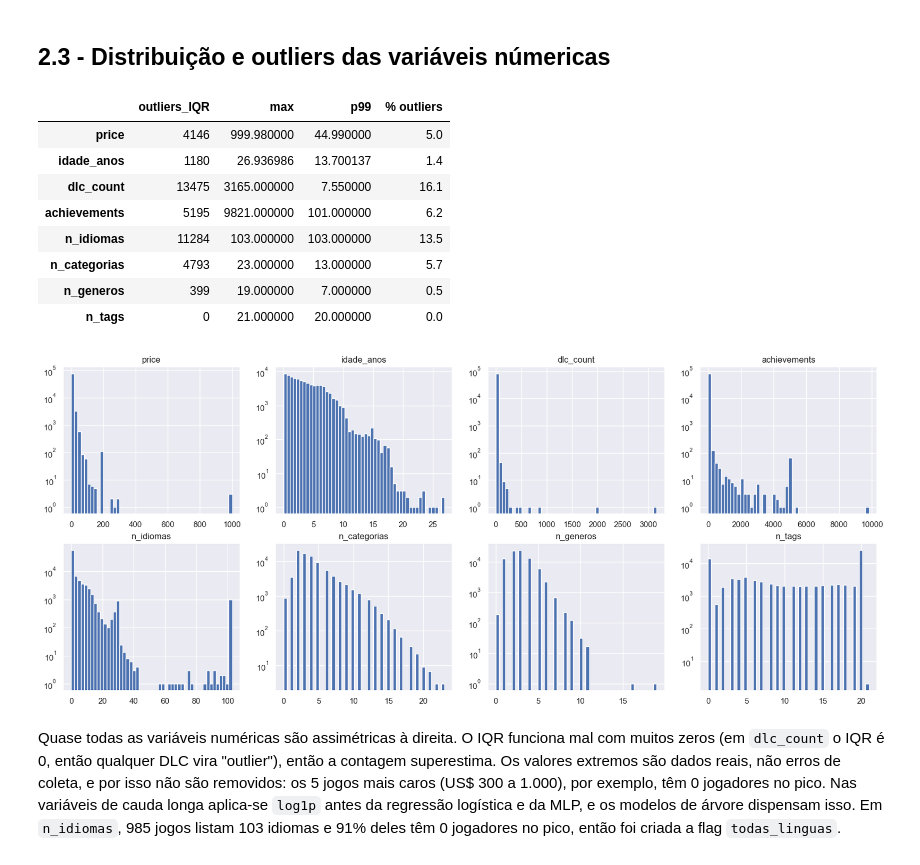
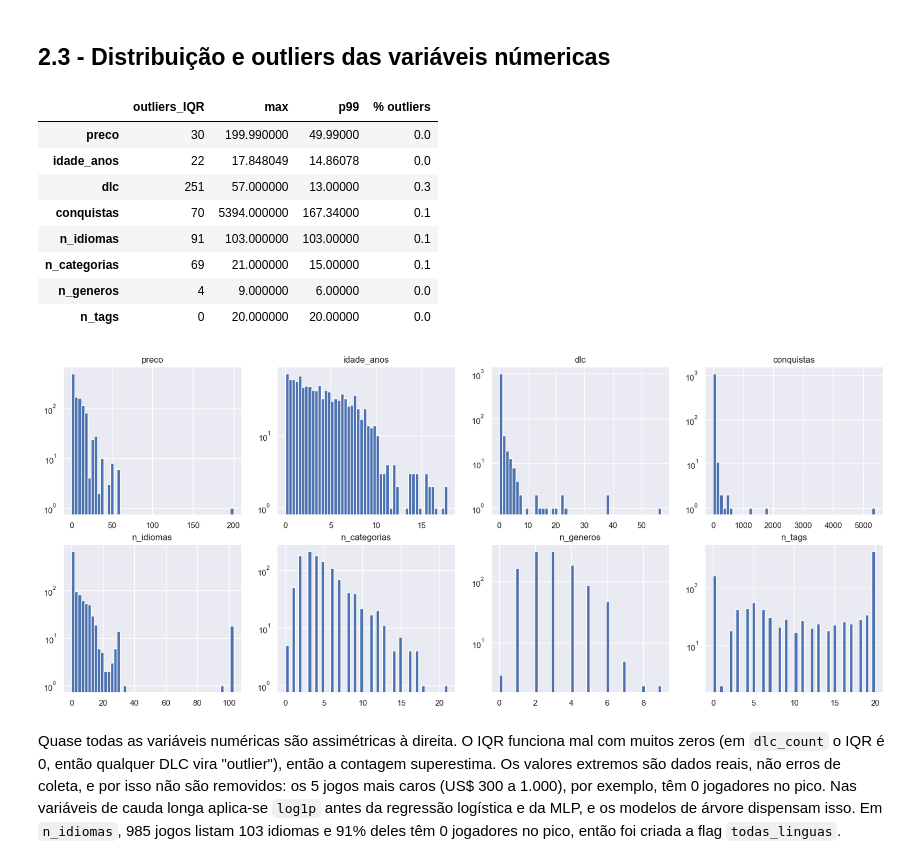
Before and after one commit to gustavomiranda2302/predicao-popularidade-steam, a Jupyter notebook: models/notebooks/02_analise.ipynb, the cells around one changed output. Drawn from its saved outputs; the diff is of its cells as text; code cells hidden in the pictures.

```diff
--- a/models/notebooks/02_analise.ipynb
+++ b/models/notebooks/02_analise.ipynb
@@ -116,36 +147,36 @@ X.describe().T[["mean", "50%", "max"]].round(2)
 # %% [markdown]
 ## 2.3 - Distribuição e outliers das variáveis númericas
 # %%
-num = ["preco", "idade_anos", "dlc", "conquistas", "n_idiomas", "n_categorias", "n_generos", "n_tags", "n_screenshots", "n_videos"]
+num = ["preco", "idade_anos", "dlc", "conquistas", "n_idiomas", "n_categorias", "n_generos", "n_tags"]
 fig, axes = plt.subplots(2 ,4 ,figsize = (20,8))
 for a, c in zip(axes.ravel(), num):
-    a.hist(histograma[c].dropna(),bins=50)
+    a.hist(x[c].dropna(),bins=50)
     a.set_title(c)
     a.set_yscale("log")
 
 def n_outliers(s):
     q1, q3 = s.quantile([.25, .75])
     i = q3 - q1
     return int(((s < q1 - 1.5 * i) | (s > q3 + 1.5 * i)).sum())
 
-out = pd.DataFrame({"outliers_IQR": {c: n_outliers(histograma[c].dropna()) for c in num},
-                    "max": histograma[num].max(),
-                    "p99": histograma[num].quantile(.99)})
-out["% outliers"] = (out.outliers_IQR / len(histograma) * 100).round(1)
+out = pd.DataFrame({"outliers_IQR": {c: n_outliers(x[c].dropna()) for c in num},
+                    "max": x[num].max(),
+                    "p99": x[num].quantile(.99)})
+out["% outliers"] = (out.outliers_IQR / len(x) * 100).round(1)
 
 
 out
 # %% [output]
 |  | outliers_IQR | max | p99 | % outliers |
-| price | 4146 | 999.980000 | 44.990000 | 5.0 |
-| idade_anos | 1180 | 26.936986 | 13.700137 | 1.4 |
-| dlc_count | 13475 | 3165.000000 | 7.550000 | 16.1 |
-| achievements | 5195 | 9821.000000 | 101.000000 | 6.2 |
-| n_idiomas | 11284 | 103.000000 | 103.000000 | 13.5 |
-| n_categorias | 4793 | 23.000000 | 13.000000 | 5.7 |
-| n_generos | 399 | 19.000000 | 7.000000 | 0.5 |
-| n_tags | 0 | 21.000000 | 20.000000 | 0.0 |
+| preco | 30 | 199.990000 | 49.99000 | 0.0 |
+| idade_anos | 22 | 17.848049 | 14.86078 | 0.0 |
+| dlc | 251 | 57.000000 | 13.00000 | 0.3 |
+| conquistas | 70 | 5394.000000 | 167.34000 | 0.1 |
+| n_idiomas | 91 | 103.000000 | 103.00000 | 0.1 |
+| n_categorias | 69 | 21.000000 | 15.00000 | 0.1 |
+| n_generos | 4 | 9.000000 | 6.00000 | 0.0 |
+| n_tags | 0 | 20.000000 | 20.00000 | 0.0 |
-[figure, old version]
+[figure, new version]
 # %% [markdown]
 Quase todas as variáveis numéricas são assimétricas à direita. O IQR funciona mal com muitos zeros (em `dlc_count` o IQR é 0, então qualquer DLC vira "outlier"), então a contagem superestima. Os valores extremos são dados reais, não erros de coleta, e por isso não são removidos: os 5 jogos mais caros (US$ 300 a 1.000), por exemplo, têm 0 jogadores no pico. Nas variáveis de cauda longa aplica-se `log1p` antes da regressão logística e da MLP, e os modelos de árvore dispensam isso. Em `n_idiomas`, 985 jogos listam 103 idiomas e 91% deles têm 0 jogadores no pico, então foi criada a flag `todas_linguas`.
 # %% [markdown]
```
Also changed, not shown: parts of 16 cells of this notebook, 2 other files.
